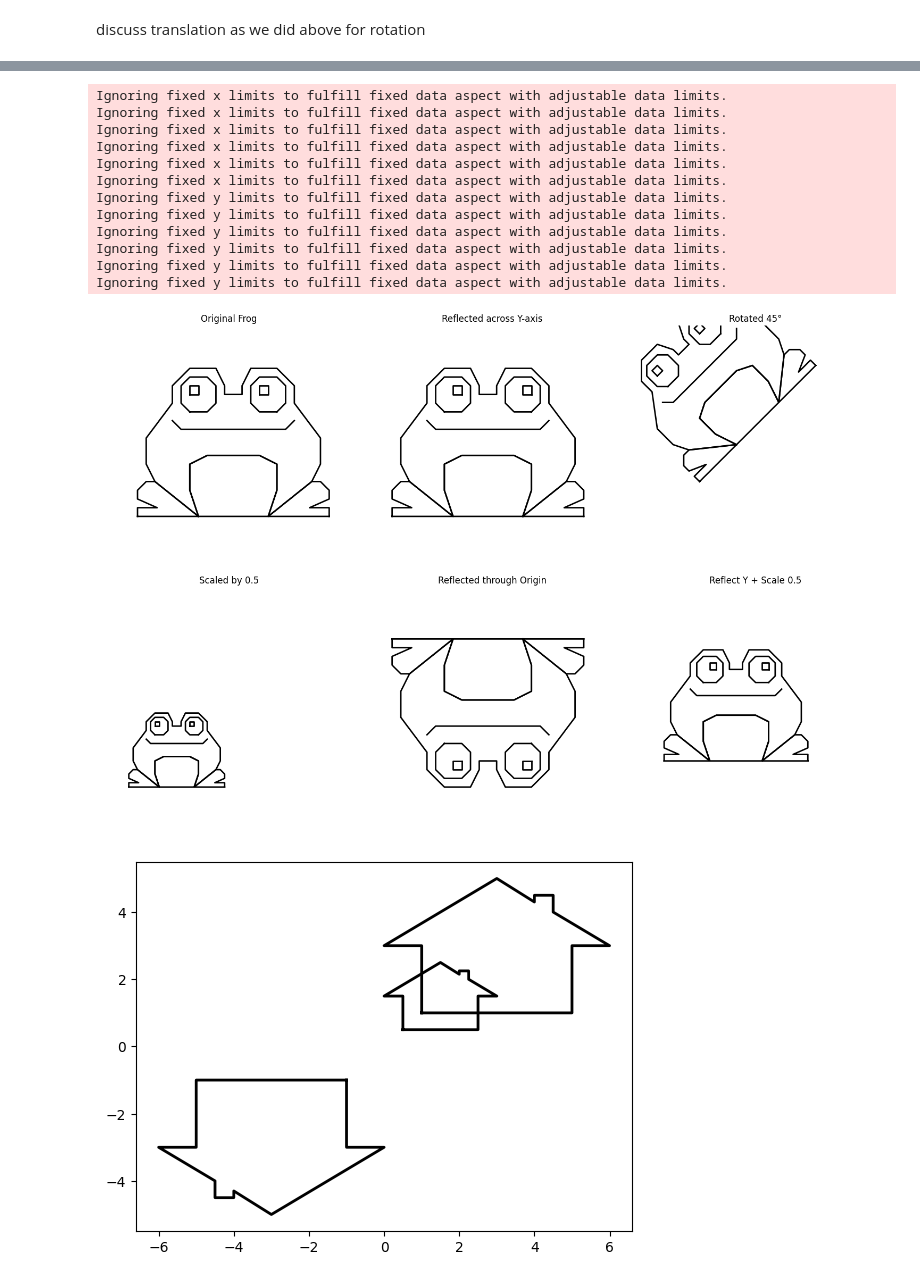
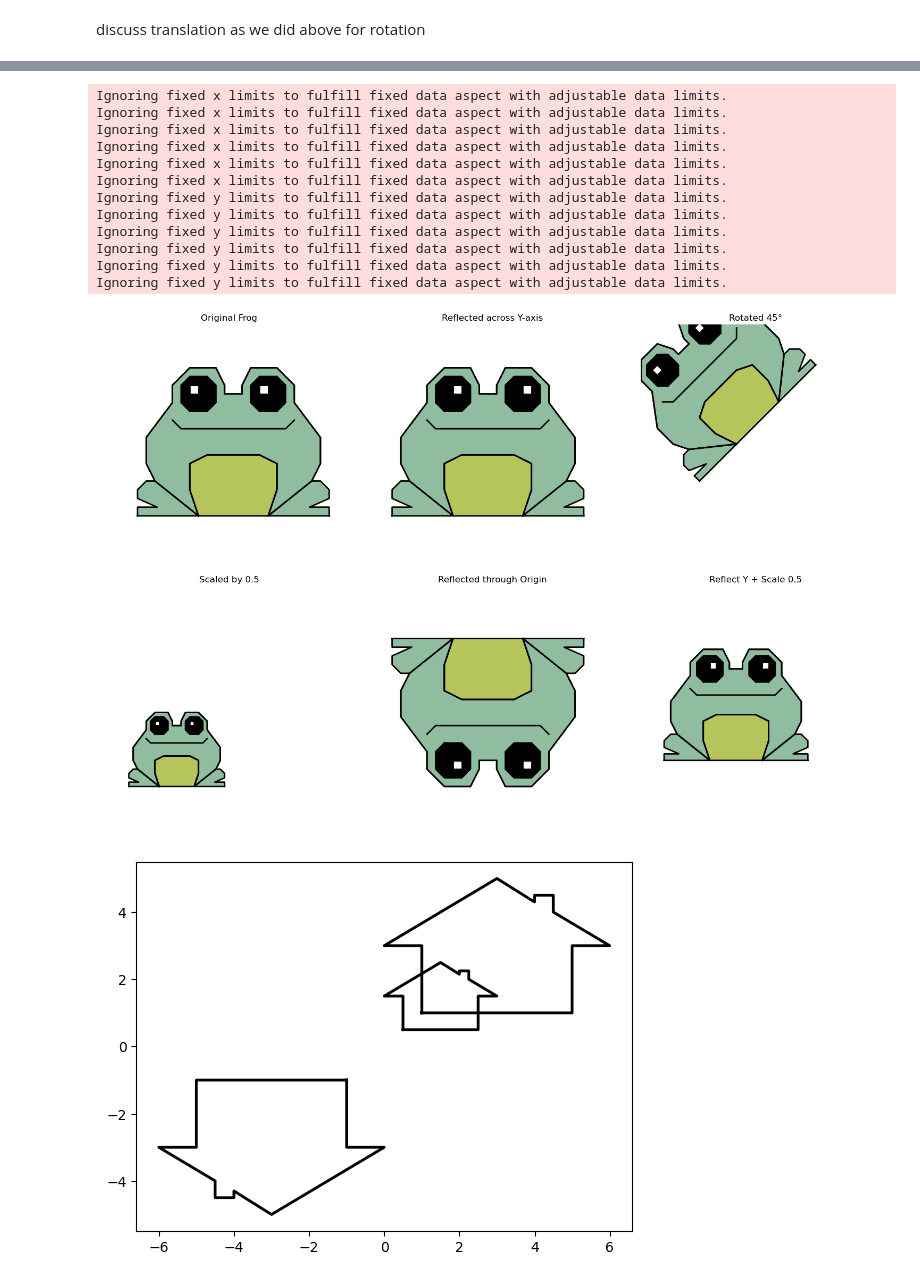
Before and after one commit to OmarMohamed26/GeometricLineartransformation, a Jupyter notebook: geomtricTransformation.ipynb, the cells around one changed output, grey strips where cells are left out. Cells and saved outputs as stored; diff of their text form; code cells hidden in the pictures.

```diff
--- a/geomtricTransformation.ipynb
+++ b/geomtricTransformation.ipynb
@@ -278,6 +278,10 @@ def draw_part(part, closed=False, **kwargs):
 
     plt.plot(x, y, **kwargs)
 
+def fill_part(part, color, **kwargs):
+    x = part[:, 0]
+    y = part[:, 1]
+    plt.fill(x, y, facecolor=color, **kwargs)
 
 # Draw the frog
 plt.figure(figsize=(8, 8))
@@ -302,10 +306,20 @@ draw_part(EyeLeftIris, closed=True, **style)
 draw_part(EyeRight, closed=True, **style)
 draw_part(EyeRightIris, closed=True, **style)
 
+# painting the frog :)
+fill_part(Body, color="#90BCA0", edgecolor="black", linewidth=2)
+fill_part(Stomach, color="#B5C55C", edgecolor="black")
+fill_part(EyeLeft, color="black")
+fill_part(EyeLeftIris, color="white")
+fill_part(EyeRight, color="black")
+fill_part(EyeRightIris, color="white")
+fill_part(RightLeg, color="#90BCA0", edgecolor="black")
+fill_part(LeftLeg, color="#90BCA0", edgecolor="black")
+
+
 # Plot settings
 plt.axis("equal")
 plt.axis("off")
-plt.title("Complete Frog Skeleton")
 
 plt.show()
 # %% [output]
@@ -327,6 +341,16 @@ draw_part(EyeLeft, closed=True, **style)
 draw_part(EyeLeftIris, closed=True, **style)
 draw_part(EyeRight, closed=True, **style)
 draw_part(EyeRightIris, closed=True, **style)
+
+fill_part(Body, color="#90BCA0", edgecolor="black", linewidth=2)
+fill_part(Stomach, color="#B5C55C", edgecolor="black")
+fill_part(EyeLeft, color="black")
+fill_part(EyeLeftIris, color="white")
+fill_part(EyeRight, color="black")
+fill_part(EyeRightIris, color="white")
+fill_part(RightLeg, color="#90BCA0", edgecolor="black")
+fill_part(LeftLeg, color="#90BCA0", edgecolor="black")
+
 ax.axis("equal")
 ax.set_xlim(-5, 30)
 ax.set_ylim(-5, 25)
@@ -346,6 +370,16 @@ draw_part(apply_transformation(EyeLeft, T), closed=True, **style)
 draw_part(apply_transformation(EyeLeftIris, T), closed=True, **style)
 draw_part(apply_transformation(EyeRight, T), closed=True, **style)
 draw_part(apply_transformation(EyeRightIris, T), closed=True, **style)
+
+fill_part(apply_transformation(Body,T), color="#90BCA0", edgecolor="black", linewidth=2)
+fill_part(apply_transformation(Stomach,T), color="#B5C55C", edgecolor="black")
+fill_part(apply_transformation(EyeLeft,T), color="black") #EyeLeft
+fill_part(apply_transformation(EyeLeftIris,T), color="white") #EyeLeftIris
+fill_part(apply_transformation(EyeRight,T), color="black")#EyeRight
+fill_part(apply_transformation(EyeRightIris,T), color="white")#EyeRightIris
+fill_part(apply_transformation(RightLeg,T), color="#90BCA0", edgecolor="black")#RightLeg
+fill_part(apply_transformation(LeftLeg,T), color="#90BCA0", edgecolor="black")#LeftLeg
+
 ax.axis("equal")
 ax.set_xlim(-30, 5)
 ax.set_ylim(-5, 25)
@@ -365,6 +399,14 @@ draw_part(apply_transformation(EyeLeft, T), closed=True, **style)
 draw_part(apply_transformation(EyeLeftIris, T), closed=True, **style)
 draw_part(apply_transformation(EyeRight, T), closed=True, **style)
 draw_part(apply_transformation(EyeRightIris, T), closed=True, **style)
+fill_part(apply_transformation(Body,T), color="#90BCA0", edgecolor="black", linewidth=2)
+fill_part(apply_transformation(Stomach,T), color="#B5C55C", edgecolor="black")
+fill_part(apply_transformation(EyeLeft,T), color="black") #EyeLeft
+fill_part(apply_transformation(EyeLeftIris,T), color="white") #EyeLeftIris
+fill_part(apply_transformation(EyeRight,T), color="black")#EyeRight
+fill_part(apply_transformation(EyeRightIris,T), color="white")#EyeRightIris
+fill_part(apply_transformation(RightLeg,T), color="#90BCA0", edgecolor="black")#RightLeg
+fill_part(apply_transformation(LeftLeg,T), color="#90BCA0", edgecolor="black")#LeftLeg
 ax.axis("equal")
 ax.set_xlim(-10, 25)
 ax.set_ylim(-10, 25)
@@ -384,6 +426,14 @@ draw_part(apply_transformation(EyeLeft, T), closed=True, **style)
 draw_part(apply_transformation(EyeLeftIris, T), closed=True, **style)
 draw_part(apply_transformation(EyeRight, T), closed=True, **style)
 draw_part(apply_transformation(EyeRightIris, T), closed=True, **style)
+fill_part(apply_transformation(Body,T), color="#90BCA0", edgecolor="black", linewidth=2)
+fill_part(apply_transformation(Stomach,T), color="#B5C55C", edgecolor="black")
+fill_part(apply_transformation(EyeLeft,T), color="black") #EyeLeft
+fill_part(apply_transformation(EyeLeftIris,T), color="white") #EyeLeftIris
+fill_part(apply_transformation(EyeRight,T), color="black")#EyeRight
+fill_part(apply_transformation(EyeRightIris,T), color="white")#EyeRightIris
+fill_part(apply_transformation(RightLeg,T), color="#90BCA0", edgecolor="black")#RightLeg
+fill_part(apply_transformation(LeftLeg,T), color="#90BCA0", edgecolor="black")#LeftLeg
 ax.axis("equal")
 ax.set_xlim(-5, 30)
 ax.set_ylim(-5, 25)
@@ -403,6 +453,16 @@ draw_part(apply_transformation(EyeLeft, T), closed=True, **style)
 draw_part(apply_transformation(EyeLeftIris, T), closed=True, **style)
 draw_part(apply_transformation(EyeRight, T), closed=True, **style)
 draw_part(apply_transformation(EyeRightIris, T), closed=True, **style)
+fill_part(apply_transformation(Body,T), color="#90BCA0", edgecolor="black", linewidth=2)
+fill_part(apply_transformation(Stomach,T), color="#B5C55C", edgecolor="black")
+fill_part(apply_transformation(EyeLeft,T), color="black") #EyeLeft
+fill_part(apply_transformation(EyeLeftIris,T), color="white") #EyeLeftIris
+fill_part(apply_transformation(EyeRight,T), color="black")#EyeRight
+fill_part(apply_transformation(EyeRightIris,T), color="white")#EyeRightIris
+fill_part(apply_transformation(RightLeg,T), color="#90BCA0", edgecolor="black")#RightLeg
+fill_part(apply_transformation(LeftLeg,T), color="#90BCA0", edgecolor="black")#LeftLeg
+
+
 ax.axis("equal")
 ax.set_xlim(-30, 5)
 ax.set_ylim(-25, 5)
@@ -416,34 +476,42 @@ T = 0.5 * ReflectionY_f()  # Combined transformation
 draw_part(apply_transformation(Body, T), closed=True, **style)
 draw_part(apply_transformation(Stomach, T), closed=True, **style)
 draw_part(apply_transformation(LeftLeg, T), **style)
 draw_part(apply_transformation(RightLeg, T), **style)
 draw_part(apply_transformation(Smile, T), **style)
 draw_part(apply_transformation(EyeLeft, T), closed=True, **style)
 draw_part(apply_transformation(EyeLeftIris, T), closed=True, **style)
 draw_part(apply_transformation(EyeRight, T), closed=True, **style)
 draw_part(apply_transformation(EyeRightIris, T), closed=True, **style)
+fill_part(apply_transformation(Body,T), color="#90BCA0", edgecolor="black", linewidth=2)
+fill_part(apply_transformation(Stomach,T), color="#B5C55C", edgecolor="black")
+fill_part(apply_transformation(EyeLeft,T), color="black") #EyeLeft
+fill_part(apply_transformation(EyeLeftIris,T), color="white") #EyeLeftIris
+fill_part(apply_transformation(EyeRight,T), color="black")#EyeRight
+fill_part(apply_transformation(EyeRightIris,T), color="white")#EyeRightIris
+fill_part(apply_transformation(RightLeg,T), color="#90BCA0", edgecolor="black")#RightLeg
+fill_part(apply_transformation(LeftLeg,T), color="#90BCA0", edgecolor="black")#LeftLeg
 ax.axis("equal")
 ax.set_xlim(-15, 5)
 ax.set_ylim(-5, 15)
 ax.axis("off")
 ax.set_title("Reflect Y + Scale 0.5")
 
 plt.tight_layout()
 plt.show()
 # %% [output]
 Ignoring fixed x limits to fulfill fixed data aspect with adjustable data limits.
 Ignoring fixed x limits to fulfill fixed data aspect with adjustable data limits.
 Ignoring fixed x limits to fulfill fixed data aspect with adjustable data limits.
 Ignoring fixed x limits to fulfill fixed data aspect with adjustable data limits.
 Ignoring fixed x limits to fulfill fixed data aspect with adjustable data limits.
 Ignoring fixed x limits to fulfill fixed data aspect with adjustable data limits.
 Ignoring fixed y limits to fulfill fixed data aspect with adjustable data limits.
 Ignoring fixed y limits to fulfill fixed data aspect with adjustable data limits.
 Ignoring fixed y limits to fulfill fixed data aspect with adjustable data limits.
 Ignoring fixed y limits to fulfill fixed data aspect with adjustable data limits.
 Ignoring fixed y limits to fulfill fixed data aspect with adjustable data limits.
 Ignoring fixed y limits to fulfill fixed data aspect with adjustable data limits.
-[figure, old version]
+[figure, new version]
 # %%
 draw_part(apply_transformation(Home,ScaleS_f(0.5, 0.5)),True,**style)
 draw_part(apply_transformation(Home,ReflectionOrigin_f()),True,**style)
```
Also changed, not shown: parts of 1 cell of this notebook.
